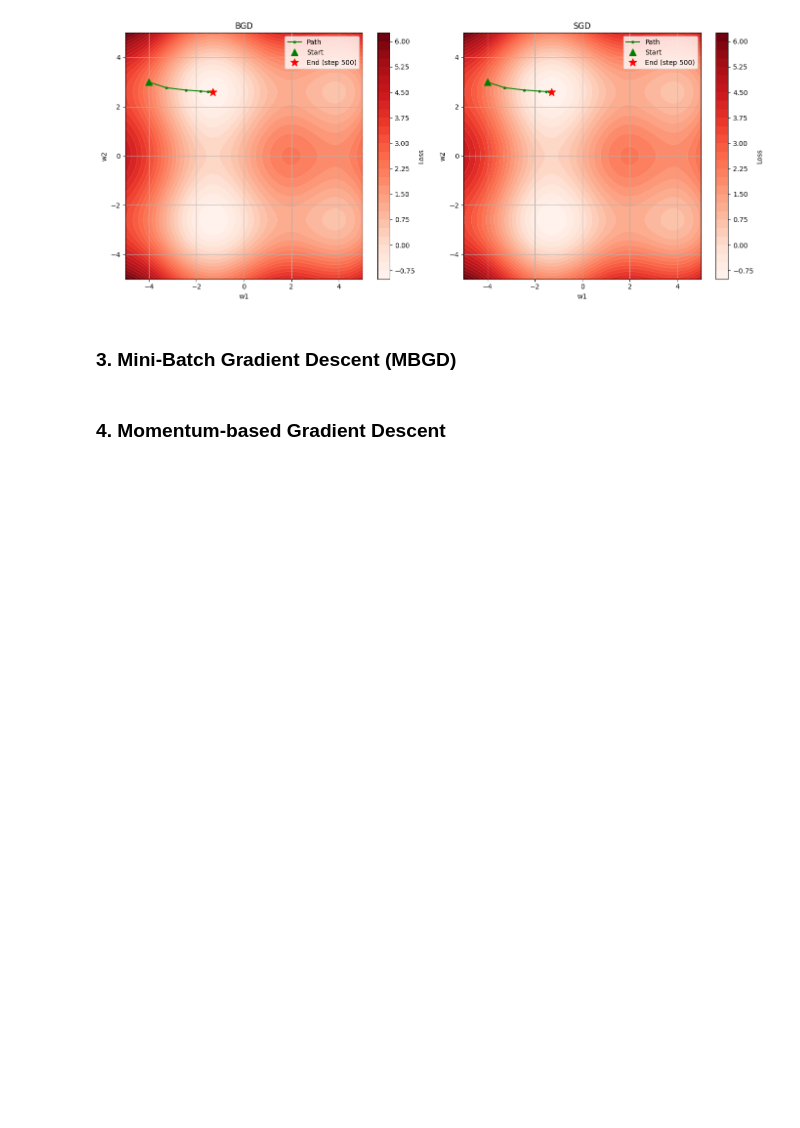
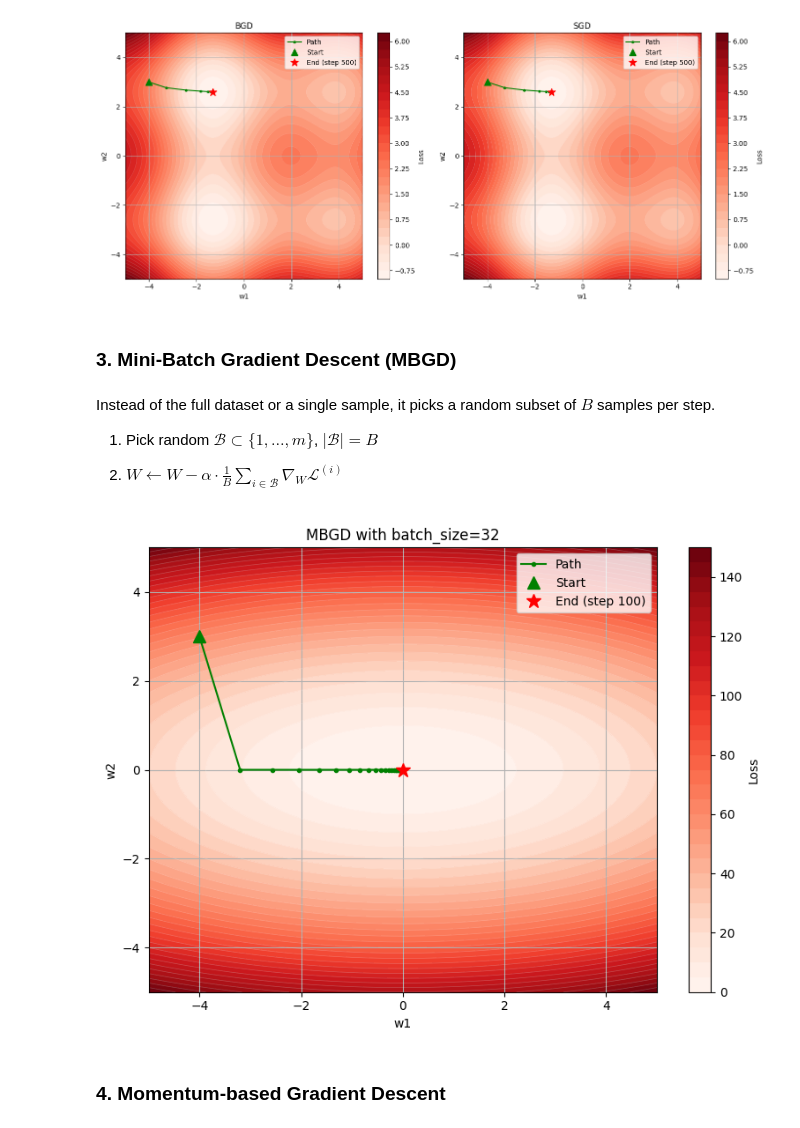
Before and after one commit to ikabrain/UCS761-Deep-Learning-Lab, a Jupyter notebook: DL_assign6.ipynb, the cells around one changed output. Drawn from its saved outputs; the diff is of its cells as text; code cells hidden in the pictures; blank space fills up the shorter version.

Commit message:
feat(assign6): implement MBGD

```diff
--- a/DL_assign6.ipynb
+++ b/DL_assign6.ipynb
@@ -182,6 +183,50 @@ plt.show()
 [figure]
 # %% [markdown]
 ### 3. Mini-Batch Gradient Descent (MBGD)
+# %% [markdown]
+Instead of the full dataset or a single sample, it picks a random subset of $B$ samples per step.
+
+1. Pick random $\mathcal{B} \subset \{1, \ldots, m\}$, $|\mathcal{B}| = B$
+
+2. $W \leftarrow W - \alpha \cdot \frac{1}{B} \sum_{i \in \mathcal{B}} \nabla_W \mathcal{L}^{(i)}$
+# %%
+class MBGD(Optimizer):
+    """
+    Mini-Batch Gradient Descent.
+
+    Parameters
+    ----------
+    lr         : float - learning rate
+    batch_size : int   - number of samples per update step
+
+    Update rule
+    -----------
+    W <- W - lr * dW   (dW averaged over batch_size samples)
+    b <- b - lr * db
+    """
+
+    def __init__(self, lr=0.001, batch_size=32):
+        super().__init__(lr)
+        self.batch_size = batch_size
+
+    def get_batch(self, X, y):
+        m = X.shape[0]
+        idx = np.random.choice(m, size=self.batch_size, replace=False)
+        return X[idx], y[idx]
+
+    def update(self, layer):
+        layer.W -= self.lr * layer.dW
+        layer.b -= self.lr * layer.db
+# %%
+plt.figure(figsize=(8, 6))
+
+bs = 32
+MBGD(lr=0.1, batch_size=bs).plot(max_iter=100, title=f"MBGD with batch_size={bs}")
+
+plt.tight_layout()
+plt.show()
+# %% [output]
+[figure, added]
 # %% [markdown]
 ### 4. Momentum-based Gradient Descent
 # %% [markdown]
```
Also changed, not shown: parts of 1 cell of this notebook.
